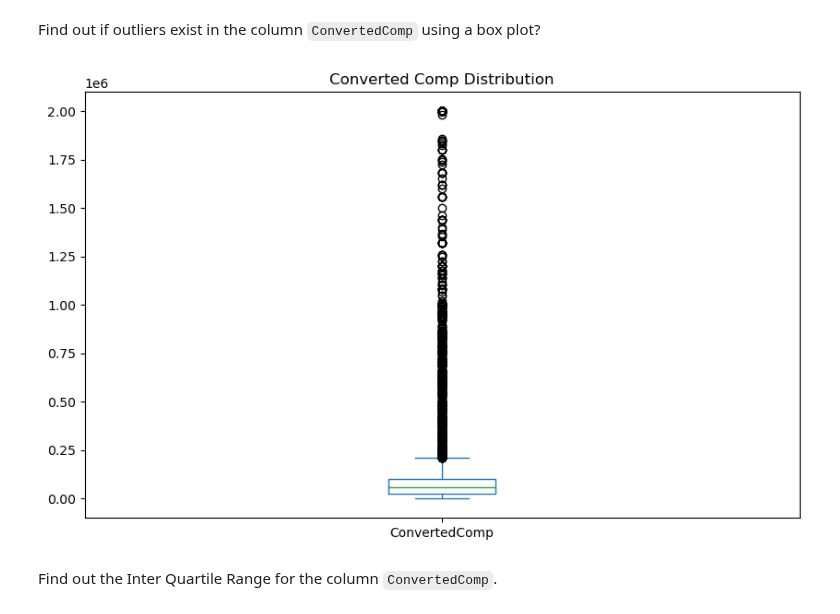
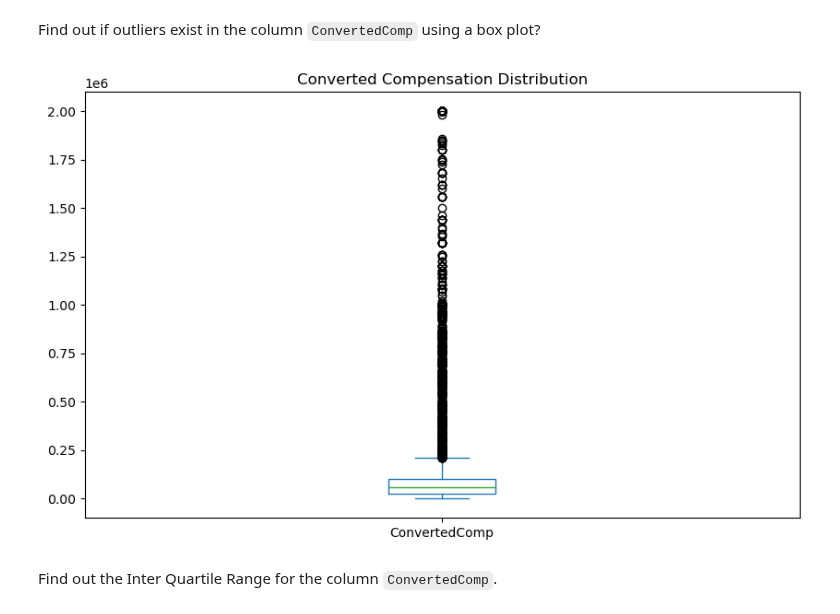
Before and after one commit to fredrickodhis/CourseraSimpleDataExploration, a Jupyter notebook: M3ExploratoryDataAnalysis-lab.ipynb, the cells around one changed output. Saved outputs shown, nothing was run; the diff lists cells and outputs as text; code cells hidden in the pictures.

```diff
--- a/M3ExploratoryDataAnalysis-lab.ipynb
+++ b/M3ExploratoryDataAnalysis-lab.ipynb
@@ -143,10 +144,10 @@ Find out if outliers exist in the column `ConvertedComp` using a box plot?
 # %%
 # your code goes here
 converted_c.plot(kind="box", figsize=(10,6))
-plt.title("Converted Comp Distribution")
+plt.title("Converted Compensation Distribution")
 plt.show()
 # %% [output]
-[figure, old version]
+[figure, new version]
 # %% [markdown]
 Find out the Inter Quartile Range for the column `ConvertedComp`.
 # %%
```
Also changed, not shown: parts of 1 cell of this notebook.
